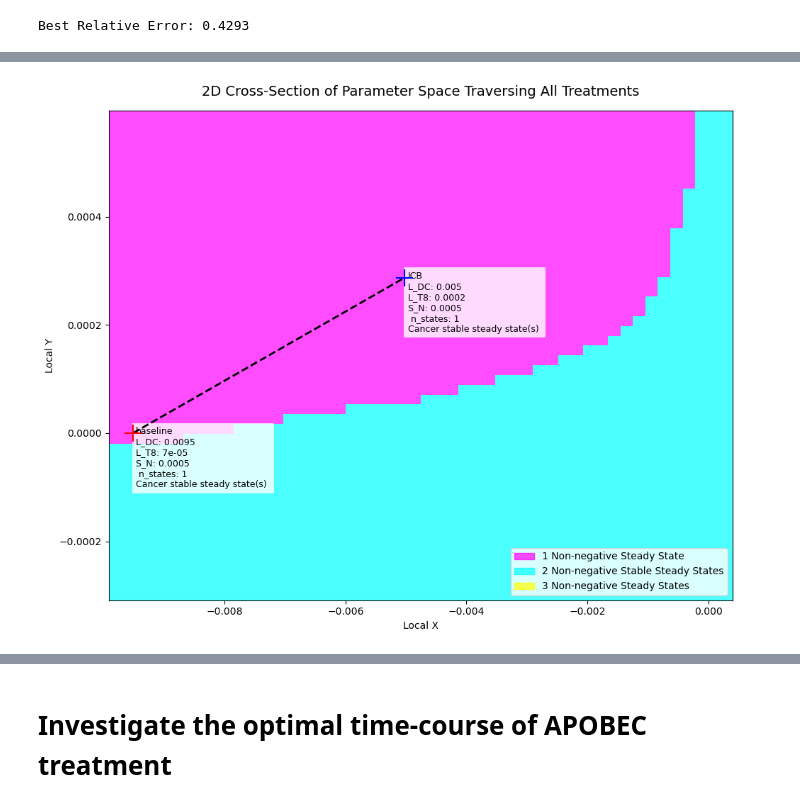
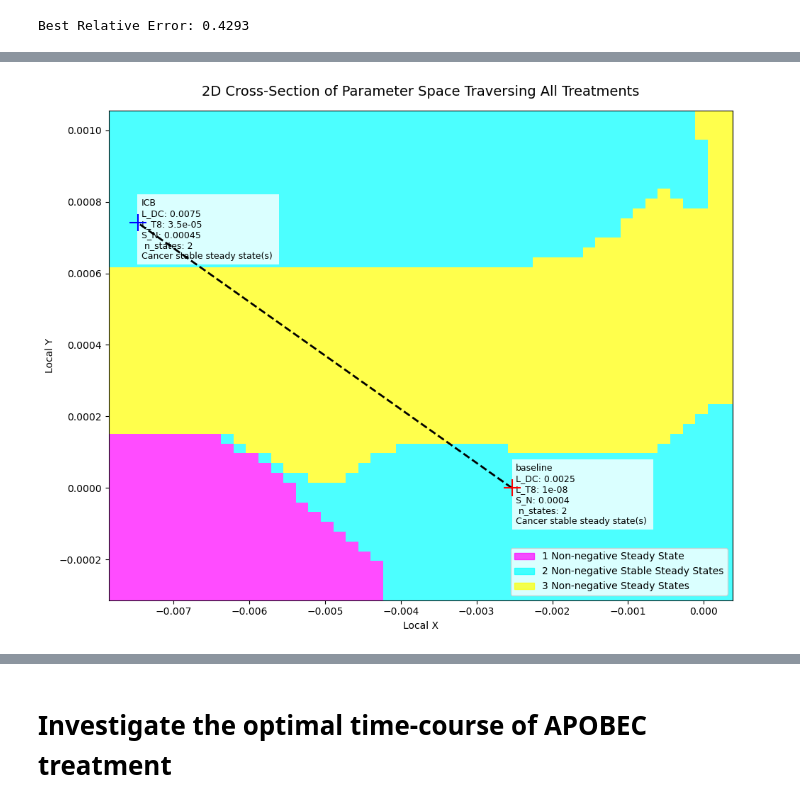
Before and after one commit to ZP-likes-coding/Cancer_immune_interaction, a Jupyter notebook: Bifurcation_graphs_fitted.ipynb, the cells around one changed output, grey strips where cells are left out. Drawn from its saved outputs; the diff is of its cells as text; code cells hidden in the pictures.

```diff
--- a/Bifurcation_graphs_fitted.ipynb
+++ b/Bifurcation_graphs_fitted.ipynb
@@ -291,29 +291,29 @@ P2 = np.array([0.0025, 0.00000001,  0.0004]) #untreated
 P3 = np.array([0.0075, 0.000035,  0.00045] ) #treated
 P1 = np.cross(P2,P3)/2
 
-#mutagen
-P2 = np.array([0.002, 0.0002,  0.0004]) #untreated
-# P4= np.array([0.0095, 0.000003,  0.0005])
-P3 = np.array([0.003, 0.0005,  0.0005] ) #treated
-P1 = np.cross(P2,P3)/2
+# #mutagen
+# P2 = np.array([0.002, 0.0002,  0.0004]) #untreated
+# # P4= np.array([0.0095, 0.000003,  0.0005])
+# P3 = np.array([0.003, 0.0005,  0.0005] ) #treated
+# P1 = np.cross(P2,P3)/2
 
-#KPB25L
-best_params = {'lambda_C': 1.5, 'C_M': 0.8, 'eta_8': 328.25, 'eta_N': 300, 'd_C': 0.17,
-               'K_C': 0.4, 'd_D': 1.0, 'd_N': 0.5, 'gamma_N': 150, 'a_C': 0.5, 'beta_1': 0.4, 'beta_2': 0.0002, 'd_Tr': 0.2, 'lambda_Tr_comb': 0.0003, 'd_T8': 0.01,
-               'K_Tr': 0.01, 'K_D': 0.0004}
-p = best_params
+# #KPB25L
+# best_params = {'lambda_C': 1.5, 'C_M': 0.8, 'eta_8': 328.25, 'eta_N': 300, 'd_C': 0.17,
+#                'K_C': 0.4, 'd_D': 1.0, 'd_N': 0.5, 'gamma_N': 150, 'a_C': 0.5, 'beta_1': 0.4, 'beta_2': 0.0002, 'd_Tr': 0.2, 'lambda_Tr_comb': 0.0003, 'd_T8': 0.01,
+#                'K_Tr': 0.01, 'K_D': 0.0004}
+# p = best_params
 
-#no mutagen
-P2 = np.array([0.0095, 0.000003,  0.0005]) #untreated
-# P4= np.array([0.0095, 0.000003,  0.0005])
-P3 = np.array([0.0075, 0.0004,  0.0001] ) #treated
-P1 = np.cross(P2,P3)/2
+# #no mutagen
+# P2 = np.array([0.0095, 0.000003,  0.0005]) #untreated
+# # P4= np.array([0.0095, 0.000003,  0.0005])
+# P3 = np.array([0.0075, 0.0004,  0.0001] ) #treated
+# P1 = np.cross(P2,P3)/2
 
-# #mutagen
-P2 = np.array([0.0095, 0.00007,  0.0005]) #untreated
-# P4= np.array([0.0095, 0.000003,  0.0005])
-P3 = np.array([0.005, 0.0002,  0.0005] ) #treated
-P1 = np.cross(P2,P3)/2
+# # #mutagen
+# P2 = np.array([0.0095, 0.00007,  0.0005]) #untreated
+# # P4= np.array([0.0095, 0.000003,  0.0005])
+# P3 = np.array([0.005, 0.0002,  0.0005] ) #treated
+# P1 = np.cross(P2,P3)/2
 
 
 labels = ['baseline','ICB']
@@ -389,19 +389,19 @@ f_C = term1 + term2 + term3 + term4
 #tolderance to
 tol = 1e-10
 sign_f = np.sign(f_C)
-sign_f[np.abs(f_C)<tol] = 0
+# sign_f[np.abs(f_C)<tol] = 0
 
 diffs = np.diff(sign_f,axis = 1)
 
-roots_count = np.sum(diffs<0,axis = 1)
+roots_count = np.sum(diffs!=0,axis = 1)
 
 roots = [[] for i in range(len(LDC_f))]
 for i in range(len(LDC_f)): #cycle through grid points
-    root_indicies = np.where((diffs[i] <0))[0]
+    root_indicies = np.where((diffs[i] !=0))[0]
     for j in root_indicies:#cycle through roots
         root = (C[0,j],D[i,j],N_star[0,j],Tr[0,j],T8[i,j])
-
-        roots[i].append(root)
+        if all(i >=0.0 for i in root):
+            roots[i].append(root)
 if p['d_N']!=0:
     roots_count +=1
     for i in range(len(roots)):
@@ -468,20 +468,20 @@ for P in [P2,P3]:
 
     # Count zero crossings to find the number of positive steady states
     #tolderance to
-    tol = 1e-10
+    # tol = 1e-10
     sign_f = np.sign(f_C)
-    sign_f[np.abs(f_C)<tol] = 0
+    # sign_f[np.abs(f_C)<tol] = 0
 
     diffs = np.diff(sign_f)
-    root_indices = np.where(diffs < 0)[0]
+    root_indices = np.where(diffs != 0)[0]
 
     roots = []
 
-    root_indicies = np.where((diffs <0))[0]
+    root_indicies = np.where((diffs !=0))[0]
     for j in root_indicies: #cycle through roots
         root = (C[j],D[j],N_star[j],Tr[j],T8[j])
-
-        roots.append(root)
+        if all(i >= 0.0 for i in root):
+            roots.append(root)
     if p['d_N']!=0:
         roots_count +=1
 
@@ -575 +584 @@ plt.show()
-[figure, old version]
+[figure, new version]
```
Also changed, not shown: parts of 2 cells of this notebook.
